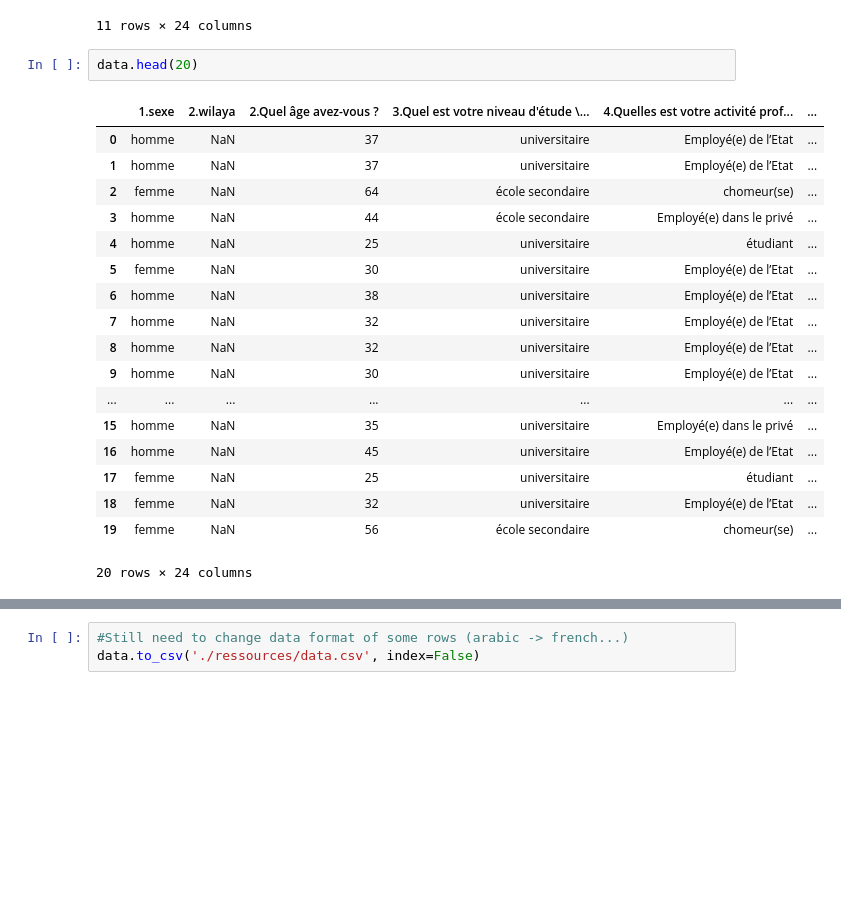
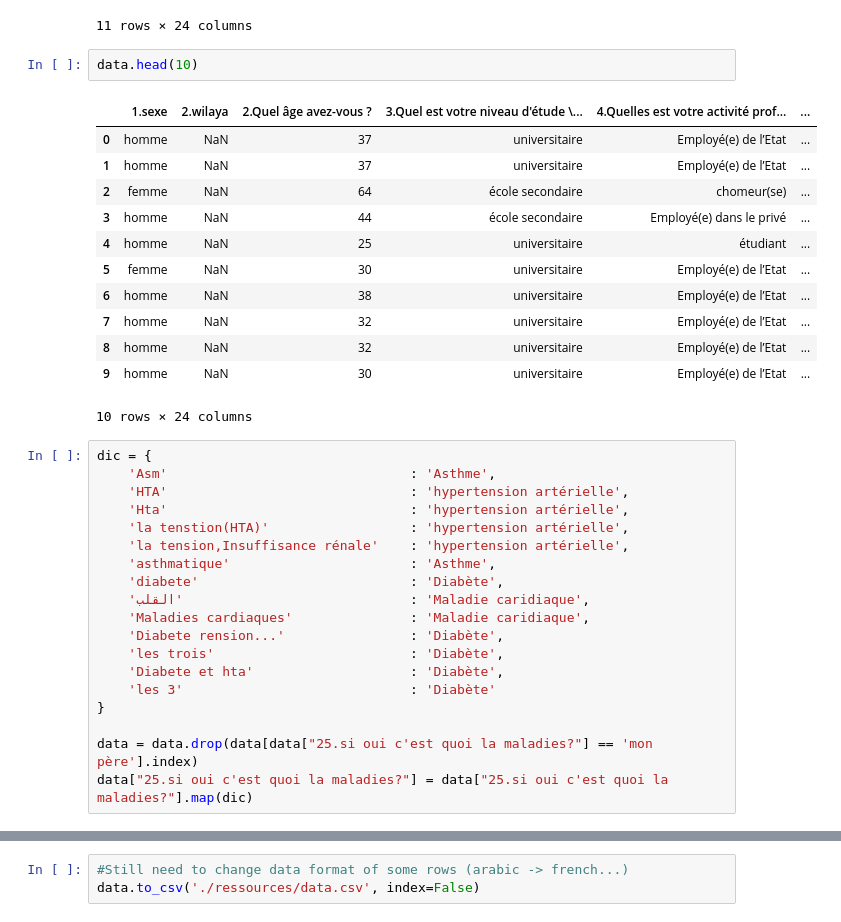
Before and after one commit to ChakibBrg/TP_INFOVIS, a Jupyter notebook: analysis.ipynb, the cells around one changed output, grey strips where cells are left out. Cells and saved outputs as stored; diff of their text form; blank space fills up the shorter version.

Commit message:
cleaned data

```diff
--- a/analysis.ipynb
+++ b/analysis.ipynb
@@ -93,23 +93,36 @@ Unnamed: 74
 | max | NaN | NaN | NaN | NaN | NaN | ... |
 11 rows × 24 columns
 # %%
-data.head(20)
+data.head(10)
 # %% [output]
 |  | 1.sexe | 2.wilaya | 2.Quel âge avez-vous ? | 3.Quel est votre niveau d'étude \... | 4.Quelles est votre activité prof... | ... |
 | 0 | homme | NaN | 37 | universitaire | Employé(e) de l’Etat | ... |
 | 1 | homme | NaN | 37 | universitaire | Employé(e) de l’Etat | ... |
 | 2 | femme | NaN | 64 | école secondaire | chomeur(se) | ... |
 | 3 | homme | NaN | 44 | école secondaire | Employé(e) dans le privé | ... |
 | 4 | homme | NaN | 25 | universitaire | étudiant | ... |
 | 5 | femme | NaN | 30 | universitaire | Employé(e) de l’Etat | ... |
 | 6 | homme | NaN | 38 | universitaire | Employé(e) de l’Etat | ... |
 | 7 | homme | NaN | 32 | universitaire | Employé(e) de l’Etat | ... |
 | 8 | homme | NaN | 32 | universitaire | Employé(e) de l’Etat | ... |
 | 9 | homme | NaN | 30 | universitaire | Employé(e) de l’Etat | ... |
-| ... | ... | ... | ... | ... | ... | ... |
-| 15 | homme | NaN | 35 | universitaire | Employé(e) dans le privé | ... |
-| 16 | homme | NaN | 45 | universitaire | Employé(e) de l’Etat | ... |
-| 17 | femme | NaN | 25 | universitaire | étudiant | ... |
-| 18 | femme | NaN | 32 | universitaire | Employé(e) de l’Etat | ... |
-| 19 | femme | NaN | 56 | école secondaire | chomeur(se) | ... |
-20 rows × 24 columns
+10 rows × 24 columns
+# %%
+dic = {
+    'Asm'                               : 'Asthme',
+    'HTA'                               : 'hypertension artérielle',
+    'Hta'                               : 'hypertension artérielle',
+    'la tenstion(HTA)'                  : 'hypertension artérielle',
+    'la tension,Insuffisance rénale'    : 'hypertension artérielle',
+    'asthmatique'                       : 'Asthme',
+    'diabete'                           : 'Diabète',
+    'القلب'                             : 'Maladie caridiaque',
+    'Maladies cardiaques'               : 'Maladie caridiaque',
+    'Diabete rension...'                : 'Diabète',
+    'les trois'                         : 'Diabète',
+    'Diabete et hta'                    : 'Diabète',
+    'les 3'                             : 'Diabète'
+}
+
+data = data.drop(data[data["25.si oui c'est quoi la maladies?"] == 'mon père'].index)
+data["25.si oui c'est quoi la maladies?"] = data["25.si oui c'est quoi la maladies?"].map(dic)
```
Also changed, not shown: parts of 7 cells of this notebook, 1 other file.
